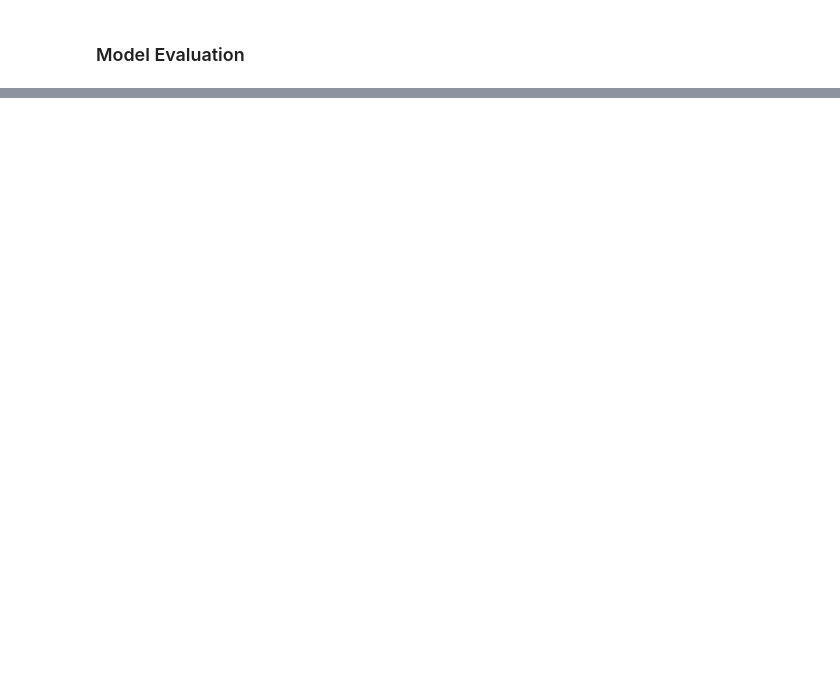
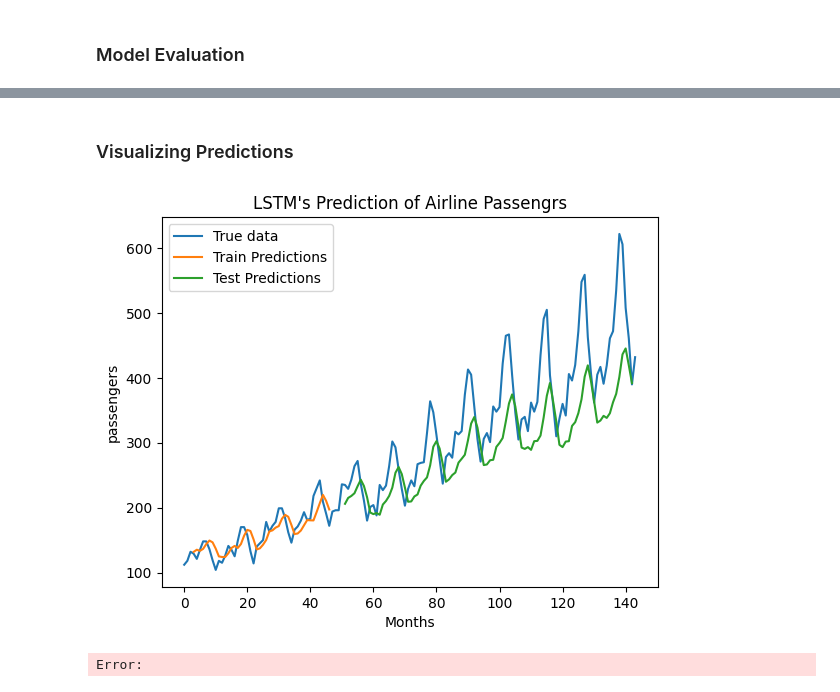
Before and after one commit to Ind-saurabh-kumar/Data_Science_Course, a Jupyter notebook: Deep_Learning_with_tensorflow/07_LSTM_for_time_series_predictions.ipynb, the cells around one changed output, grey strips where cells are left out. Saved outputs shown, nothing was run; the diff lists cells and outputs as text; code cells hidden in the pictures; blank space fills up the shorter version.

```diff
--- a/Deep_Learning_with_tensorflow/07_LSTM_for_time_series_predictions.ipynb
+++ b/Deep_Learning_with_tensorflow/07_LSTM_for_time_series_predictions.ipynb
@@ -116,0 +132,25 @@ ValueError: Found array with dim 3. None expected <= 2.
+# %% [markdown]
+### Visualizing Predictions
+# %%
+# Shift train predictions for plotting
+trainPredictPlot = np.empty_like(dataset)
+trainPredictPlot[:, :] = np.nan
+trainPredictPlot[look_back:len(trainPredict)+look_back,:]=trainPredict
+# %%
+# Shift test predictios for ploting
+testPredictPlot =np.empty_like(dataset)
+testPredictPlot[:,:] =np.nan
+testPredictPlot[len(trainPredict)+(look_back*2) +1:len(dataset)-1,:] = testPredict
+# %%
+# Plot baseline and predictions
+plt.plot(scaler.inverse_transform(dataset), label='True data')
+plt.plot(trainPredictPlot, label ="Train Predictions")
+plt.plot(testPredictPlot, label='Test Predictions')
+plt.xlabel('Months')
+plt.ylabel('passengers')
+plt.title("LSTM's Prediction of Airline Passengrs")
+plt.legend()
+plt.show()
+# %% [output]
+[figure, added]
+Error:
```
Also changed, not shown: parts of 2 cells of this notebook, 1 other file.
